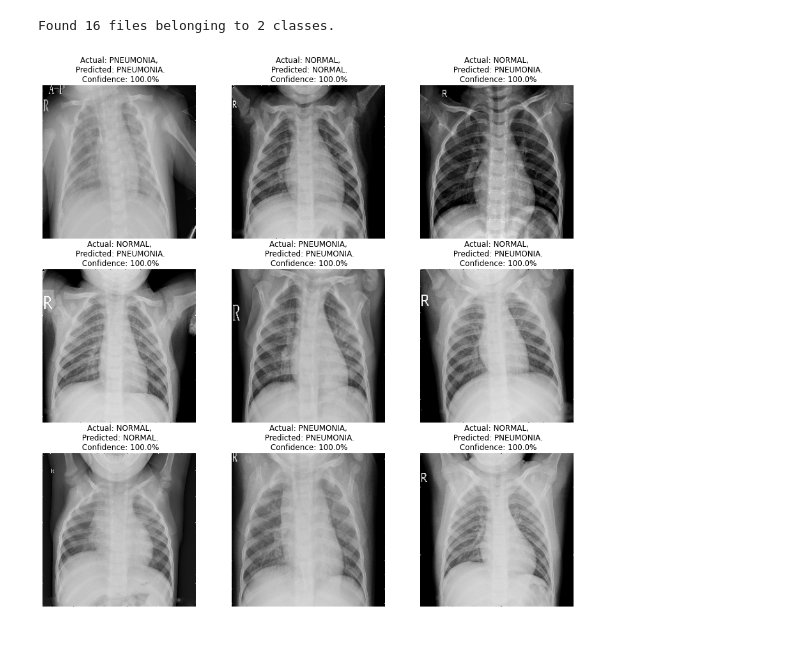
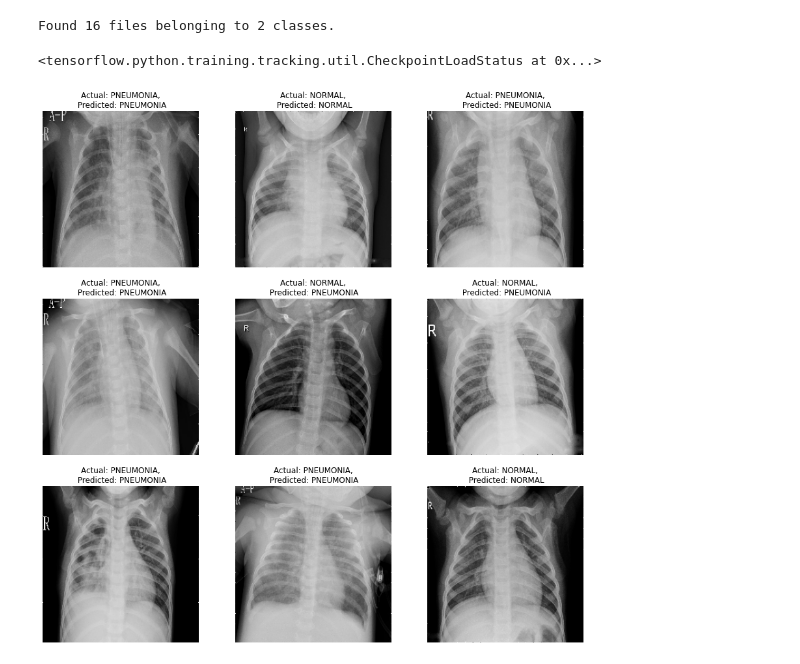
Before and after one commit to adichowdhuri/Pneumonia-Prediction, a Jupyter notebook: predict_image.ipynb, the cells around one changed output. Saved outputs shown, nothing was run; the diff lists cells and outputs as text; code cells hidden in the pictures.

Commit message:
added weights instead of load model

```diff
--- a/predict_image.ipynb
+++ b/predict_image.ipynb
@@ -17,7 +17,16 @@ model = load_model(r'Models/model_vgg16.h5')
+# %%
+vgg = VGG16(input_shape=[224,224] + [3], weights='imagenet', include_top=False)
+for layer in vgg.layers:
+    layer.trainable = False
+x = Flatten()(vgg.output)
+prediction = Dense(2, activation='softmax')(x)
+model = Model(inputs=vgg.input, outputs=prediction)
+# %%
+model.load_weights('training_1/cp.ckpt')
+# %% [output]
+<tensorflow.python.training.tracking.util.CheckpointLoadStatus at 0x...>
 # %%
 class_names = ['NORMAL', 'PNEUMONIA']
-# %%
-img = image.load_img(r'chest_xray/val/NORMAL/NORMAL2-IM-1436-0001.jpeg', target_size=(224,244))
 # %%
 def predict(model, img):
     img_array = image.img_to_array(img)
@@ -25,21 +34,20 @@ def predict(model, img):
     img_data = preprocess_input(img_array)
 
     predictions = model.predict(img_data)
-    confidence = round(100 * (np.max(predictions[0])), 2)
     predicted_class = class_names[np.argmax(predictions[0])]
-    return predicted_class, confidence
+    return predicted_class
 # %%
 plt.figure(figsize=(15, 15))
 for images, labels in dataset.take(1):
     for i in range(9):
         ax = plt.subplot(3, 3, i + 1)
         plt.imshow(images[i].numpy().astype("uint8"))
 
-        predicted_class, confidence = predict(model, images[i].numpy())
+        predicted_class = predict(model, images[i].numpy())
         actual_class = class_names[labels[i]]
 
-        plt.title(f"Actual: {actual_class},\n Predicted: {predicted_class}.\n Confidence: {confidence}%")
+        plt.title(f"Actual: {actual_class},\n Predicted: {predicted_class}")
 
         plt.axis("off")
 # %% [output]
-[figure, old version]
+[figure, new version]
```
Also changed, not shown: parts of 2 cells of this notebook.
